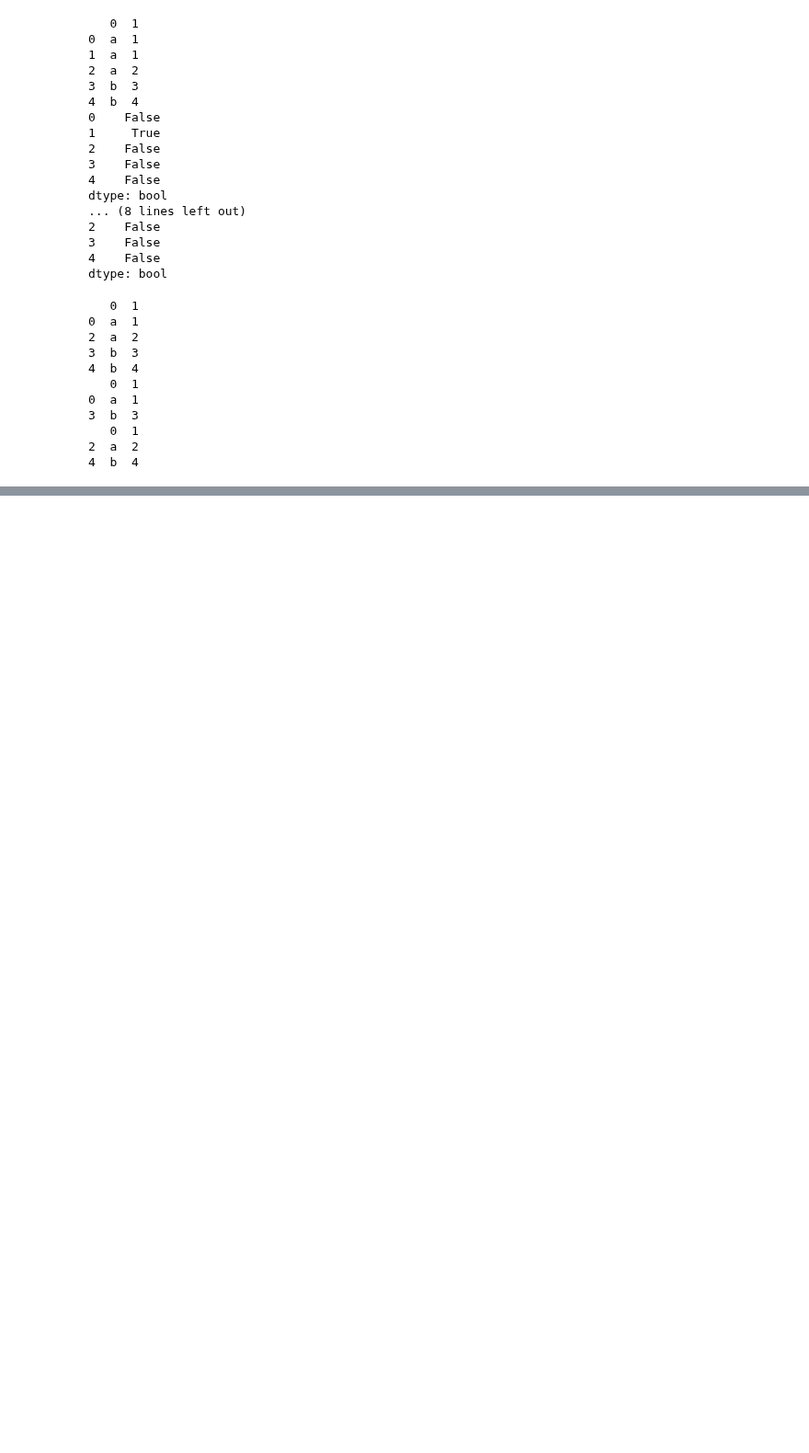
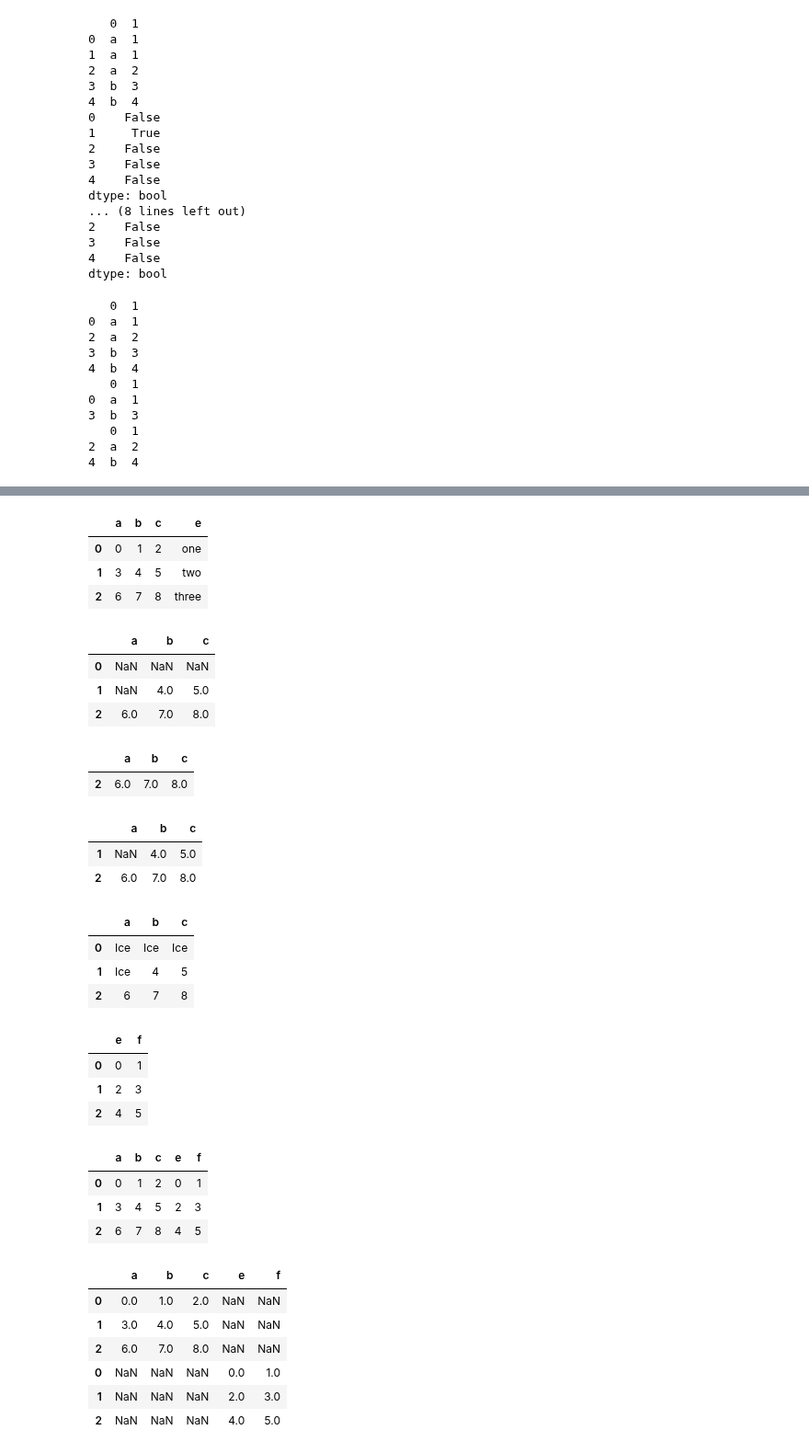
Before and after one commit to takanory/python-machine-learning, a Jupyter notebook: Pandas guide.ipynb, the cells around one changed output, grey strips where cells are left out. Shown at 92% size. Saved outputs shown, nothing was run; the diff lists cells and outputs as text; code cells hidden in the pictures; blank space fills up the shorter version.

Commit message:
update pandas guide https://openbook4.me/projects/183/sections/1369

```diff
--- a/Pandas guide.ipynb
+++ b/Pandas guide.ipynb
@@ -312,0 +317,4 @@ print(df.drop_duplicates(0, keep='last')) # 重複している時に一番最後
+# %%
+df = pd.DataFrame(np.reshape(np.arange(9), (3, 3)),
+                  columns=['a', 'b', 'c'])
+df
@@ -312,0 +405,71 @@ print(df.drop_duplicates(0, keep='last')) # 重複している時に一番最後
+# %%
+# 列の追加
+new_df = df.copy()
+new_df['e'] = ['one','two','three']
+new_df
+# %% [output]
+|  | a | b | c | e |
+| 0 | 0 | 1 | 2 | one |
+| 1 | 3 | 4 | 5 | two |
+| 2 | 6 | 7 | 8 | three |
+# %%
+# NaNのデータを除去する
+# http://pandas.pydata.org/pandas-docs/stable/generated/pandas.DataFrame.dropna.html
+df_with_nan = df[df > 3]
+df_with_nan
+# %% [output]
+|  | a | b | c |
+| 0 | NaN | NaN | NaN |
+| 1 | NaN | 4.0 | 5.0 |
+| 2 | 6.0 | 7.0 | 8.0 |
+# %%
+df_with_nan.dropna() # NaNがある行を削除
+# %% [output]
+|  | a | b | c |
+| 2 | 6.0 | 7.0 | 8.0 |
+# %%
+df_with_nan.dropna(how='all') # 全てがNaNの行を削除
+# %% [output]
+|  | a | b | c |
+| 1 | NaN | 4.0 | 5.0 |
+| 2 | 6.0 | 7.0 | 8.0 |
+# %%
+# http://pandas.pydata.org/pandas-docs/stable/generated/pandas.DataFrame.fillna.html
+df_with_nan.fillna('Ice') # NaNを別な値で埋める
+# %% [output]
+|  | a | b | c |
+| 0 | Ice | Ice | Ice |
+| 1 | Ice | 4 | 5 |
+| 2 | 6 | 7 | 8 |
+# %%
+# DataFrameをくっつける
+# http://pandas.pydata.org/pandas-docs/stable/generated/pandas.concat.html#pandas.concat
+df2 = pd.DataFrame(np.reshape(np.arange(6), (3,2)),
+                   columns=['e', 'f'])
+df2
+# %% [output]
+|  | e | f |
+| 0 | 0 | 1 |
+| 1 | 2 | 3 |
+| 2 | 4 | 5 |
+# %%
+# 列でくっつける
+new_df = pd.concat([df, df2], axis=1)
+new_df
+# %% [output]
+|  | a | b | c | e | f |
+| 0 | 0 | 1 | 2 | 0 | 1 |
+| 1 | 3 | 4 | 5 | 2 | 3 |
+| 2 | 6 | 7 | 8 | 4 | 5 |
+# %%
+# 行でくっつける
+new_df = pd.concat([df, df2], axis=0)
+new_df
+# %% [output]
+|  | a | b | c | e | f |
+| 0 | 0.0 | 1.0 | 2.0 | NaN | NaN |
+| 1 | 3.0 | 4.0 | 5.0 | NaN | NaN |
+| 2 | 6.0 | 7.0 | 8.0 | NaN | NaN |
+| 0 | NaN | NaN | NaN | 0.0 | 1.0 |
+| 1 | NaN | NaN | NaN | 2.0 | 3.0 |
+| 2 | NaN | NaN | NaN | 4.0 | 5.0 |
```
Also changed, not shown: parts of 15 cells of this notebook.
